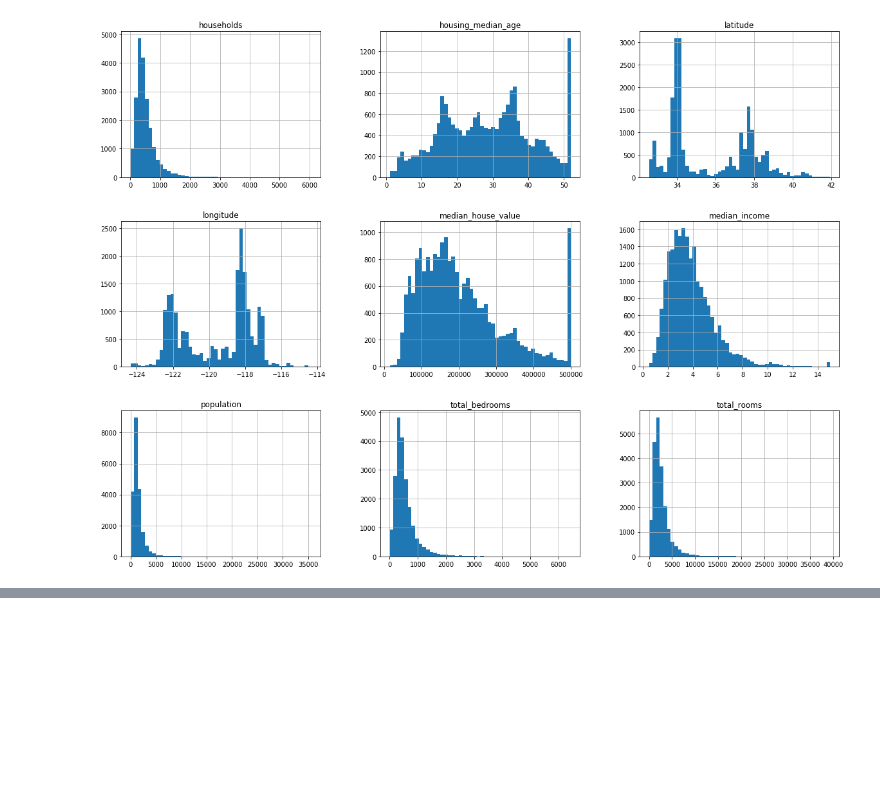
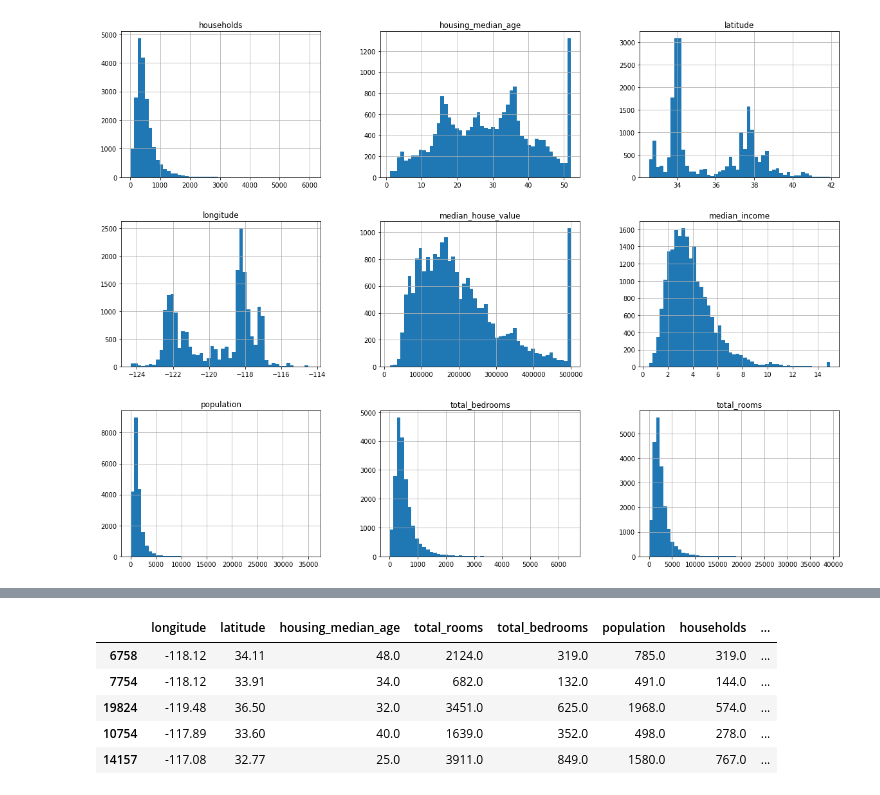
Before and after one commit to DavidStewartLDN/David-Workbook-Handson-ML, a Jupyter notebook: David_Chapter_2.ipynb, the cells around one changed output, grey strips where cells are left out. Cells and saved outputs as stored; diff of their text form; code cells hidden in the pictures; blank space fills up the shorter version.

```diff
--- a/David_Chapter_2.ipynb
+++ b/David_Chapter_2.ipynb
@@ -118,0 +153,9 @@ plt.show()
+# %%
+test_set.head()
+# %% [output]
+|  | longitude | latitude | housing_median_age | total_rooms | total_bedrooms | population | households | ... |
+| 6758 | -118.12 | 34.11 | 48.0 | 2124.0 | 319.0 | 785.0 | 319.0 | ... |
+| 7754 | -118.12 | 33.91 | 34.0 | 682.0 | 132.0 | 491.0 | 144.0 | ... |
+| 19824 | -119.48 | 36.50 | 32.0 | 3451.0 | 625.0 | 1968.0 | 574.0 | ... |
+| 10754 | -117.89 | 33.60 | 40.0 | 1639.0 | 352.0 | 498.0 | 278.0 | ... |
+| 14157 | -117.08 | 32.77 | 25.0 | 3911.0 | 849.0 | 1580.0 | 767.0 | ... |
```
Also changed, not shown: parts of 10 cells of this notebook.
